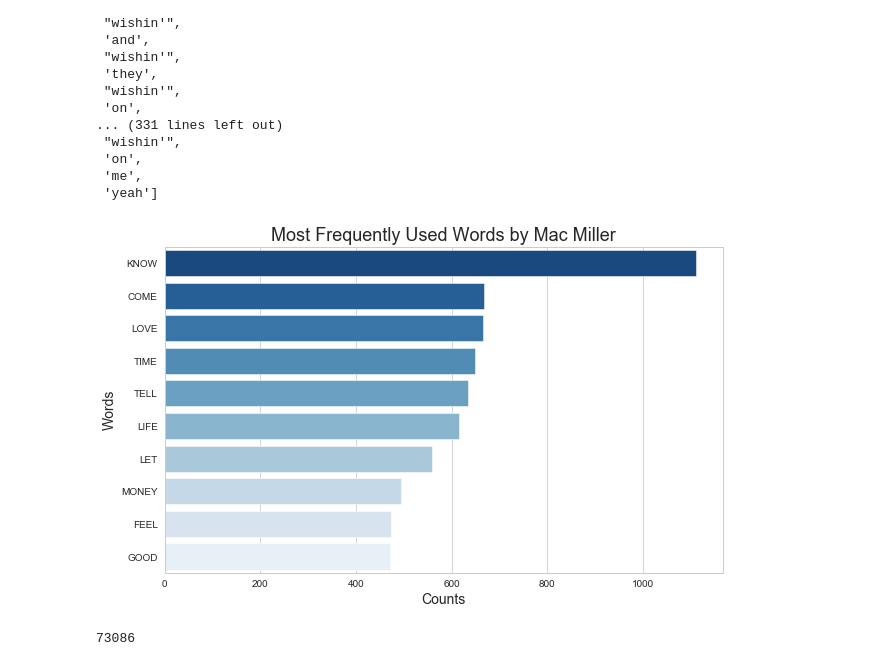
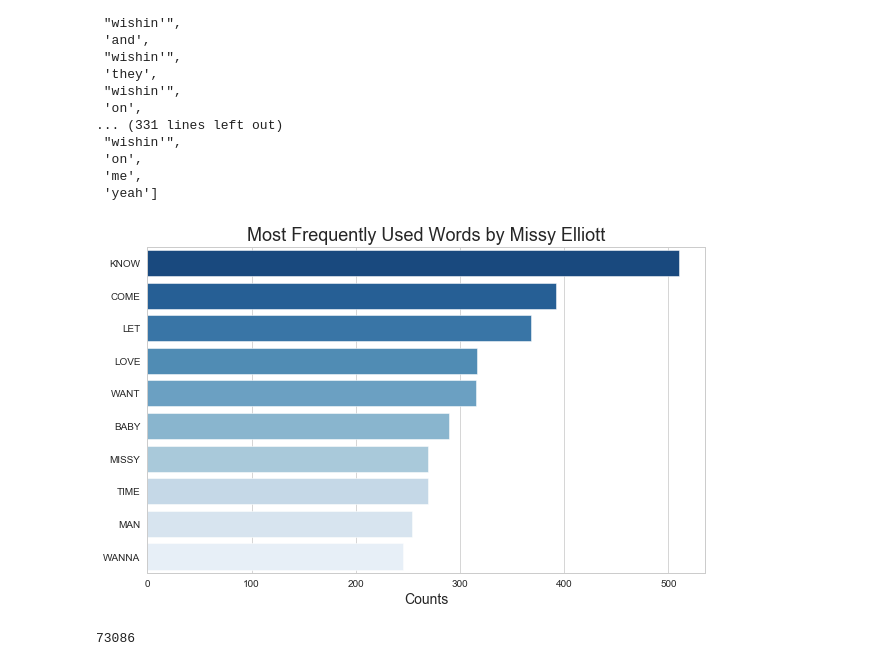
Before and after one commit to unclebrod/RapLyrics, a Jupyter notebook: graphs.ipynb, the cells around one changed output. Cells and saved outputs as stored; diff of their text form; code cells hidden in the pictures.

Commit message:
additional graphs

```diff
--- a/graphs.ipynb
+++ b/graphs.ipynb
@@ -249,7 +247,9 @@ def plot_common_words(df, artist):
     sns.barplot(x = counts, y = words, palette = 'Blues_r')
     ax.set_title(f'Most Frequently Used Words by {artist}', size=18)
     ax.set_xlabel('Counts', size=14)
-    plt.savefig(f'img/most_common_{artist.lower()}.png')
+    save = ''.join(x for x in artist if x.isalpha())
+
+    fig.savefig(f'img/most_common_{save}.png')
 # %%
 stop_words = spacy.lang.en.stop_words.STOP_WORDS
 rapwords = {'oh', 'aye', 'yeah', 'yuh', 'huh', 'ha', 'hah', 'ow',
@@ -260,9 +260,9 @@ rapwords = {'oh', 'aye', 'yeah', 'yuh', 'huh', 'ha', 'hah', 'ow',
             'ya', "'", 'ayy', 'ass', 'niggas', 'uh', 'like'}
 stopwords = stop_words|rapwords
 # %%
-plot_common_words(df, 'Mac Miller')
+plot_common_words(df, 'Missy Elliott')
 # %% [output]
-[figure, old version]
+[figure, new version]
 # %%
 len(drakewords)
 entities=[(i, i.label_, i.label) for i in doc.ents]
```
Also changed, not shown: parts of 12 cells of this notebook, 8 other files.
